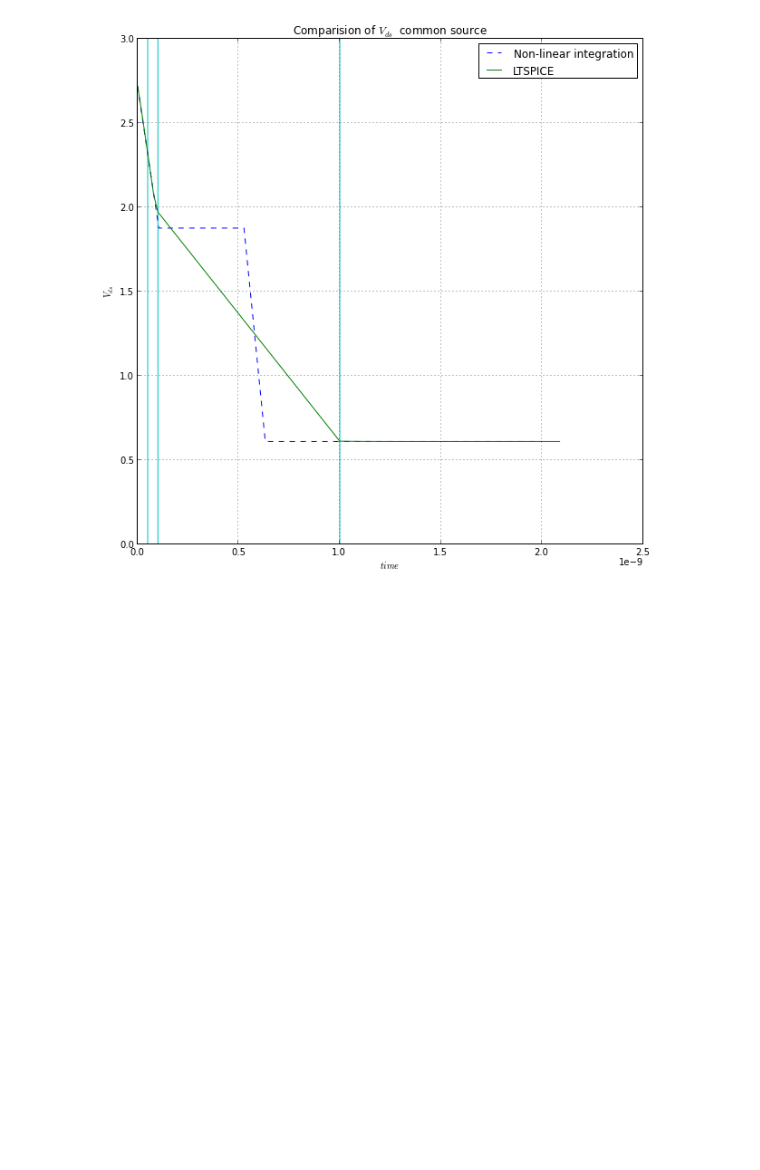
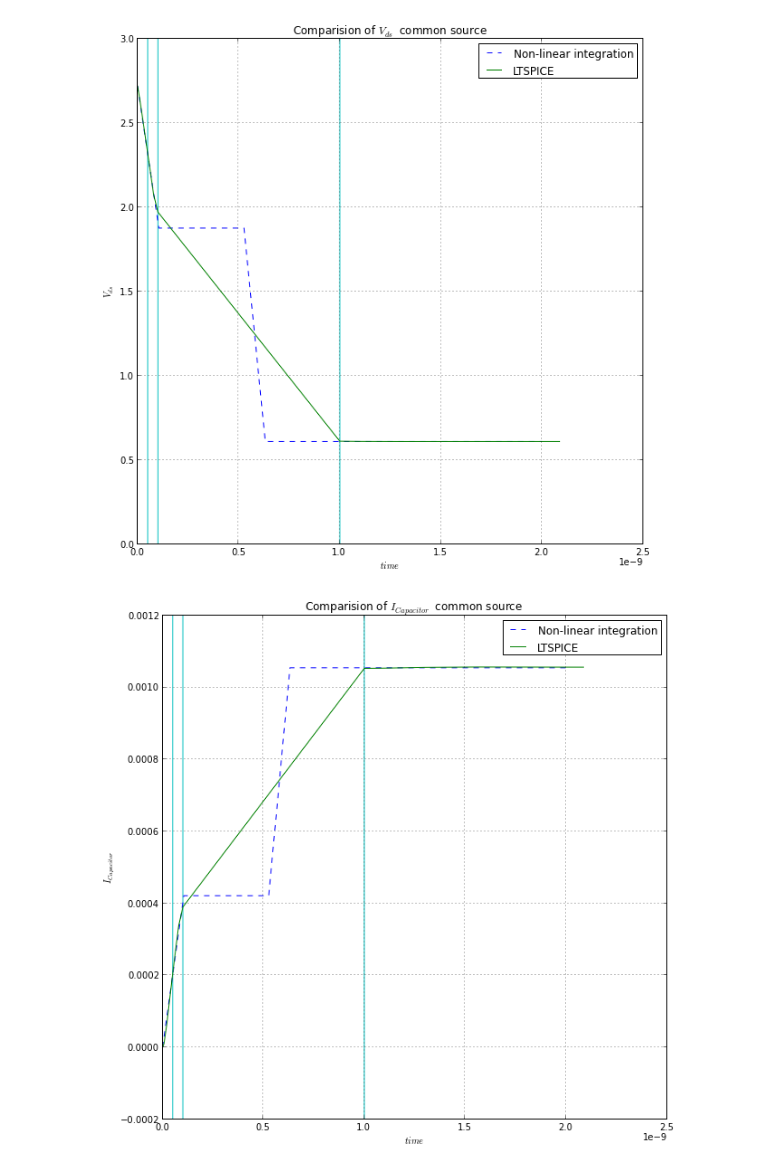
Before and after one commit to cvbrgava/ddp, a Jupyter notebook: notebook/cmnsrc_nonL_integration.ipynb, the cells around one changed output. Cells and saved outputs as stored; diff of their text form; code cells hidden in the pictures; blank space fills up the shorter version.

Commit message:
Changes made to non-linear integration of cmn src
	1. Added current plot
	2. Added phase plot
	3. Changed the capacitor current and see the results

```diff
--- a/notebook/cmnsrc_nonL_integration.ipynb
+++ b/notebook/cmnsrc_nonL_integration.ipynb
@@ -295,19 +295,23 @@ def dervPWL(y,t):
     return numpy.array([ float( temp[i] ) for i in range( order ) ])
 # %%
 from scipy.integrate import odeint
-y0 = numpy.array( [ float( initialcond[ str( i ) ]) for i in stateorder ])
+y0 = numpy.array( [ (float( initialcond[ str( i ) ]) )for i in stateorder ])
+
 dervPWL( y0, 0 )
 
 ti  = numpy.linspace(0, 2e-9, 20)
 solnPWL = odeint(dervPWL, y0, ti)
 # %%
 drain_SPICE = []
+cur_SPICE = []
 for data in import_text('./Data/cmnsrc_data_lev1_3_0.3.txt','\t') :
     if float( data['time']) >= sim_begin :
-        drain_SPICE.append( [ float( data['drain'] ) ,float( data['time'] ) - sim_begin ])
+        drain_SPICE.append( [ float( data['drain'] ) ,float( data['time'] ) - sim_begin ] )
+        cur_SPICE.append( [ float( data['iC2'] ), float( data['time'] ) -sim_begin ] )
 
 
 voltage_SPICE = numpy.array( [ float( drain_SPICE[ i ][ 0 ] ) for i in range(len(drain_SPICE) ) ] )
+cap_SPICE = numpy.array( [ float(cur_SPICE[ i ][ 0 ] ) for i in range(len(cur_SPICE) )] )
 time_SPICE = numpy.array( [ float( drain_SPICE[ i ][ 1 ] ) for i in range(len(drain_SPICE) ) ] )
 # %%
 from matplotlib import pyplot
@@ -323,3 +327,16 @@ plt.title(r'Comparision of $V_{ds}$  common source')
 plt.show()
 # %% [output]
 [figure]
+# %%
+calc, = plt.plot(ti, numpy.array([-1 * float(solnPWL[i][1]) for i in range(20)] ), '--')
+spice, = plt.plot(time_SPICE[:-2],cap_SPICE[:-2])
+plt.grid()
+plt.legend( (calc, spice) , ('Non-linear integration', 'LTSPICE') ,'upper right')
+plt.ylabel(r'$I_{Capacitor}$')
+plt.xlabel(r'$time$')
+plt.vlines(time,-0.2e-3,1.2e-3,'c')
+plt.figsize(10,10)
+plt.title(r'Comparision of $I_{Capacitor}$  common source')
+plt.show()
+# %% [output]
+[figure, added]
```
Also changed, not shown: parts of 5 cells of this notebook.
